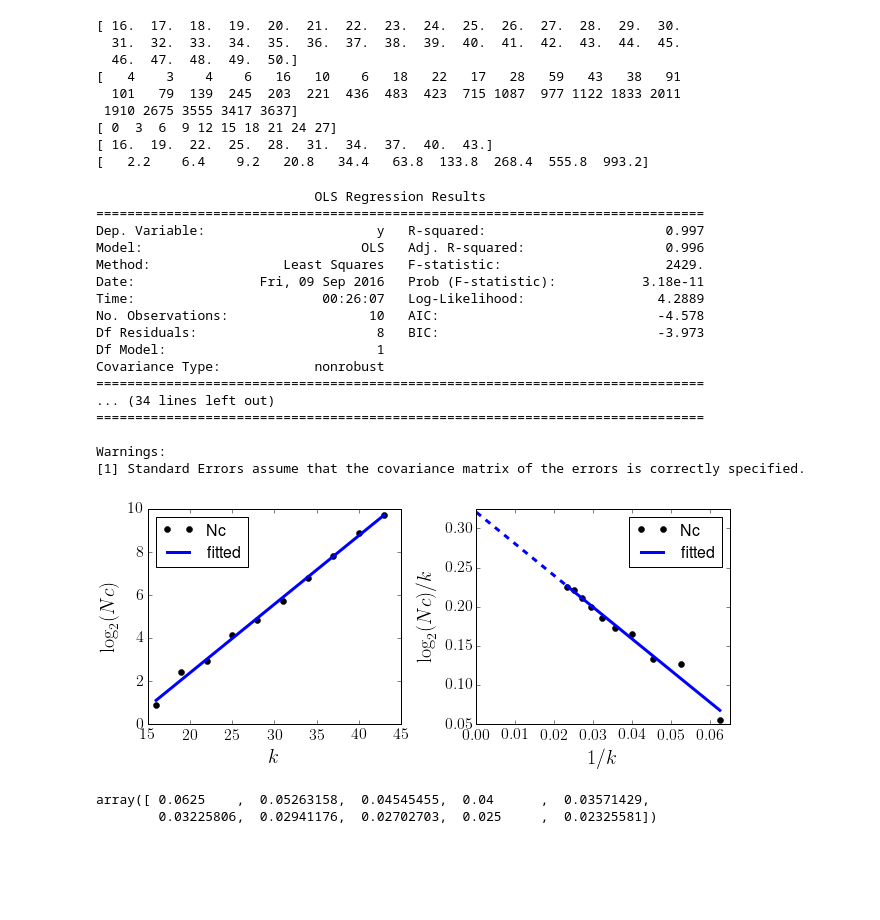
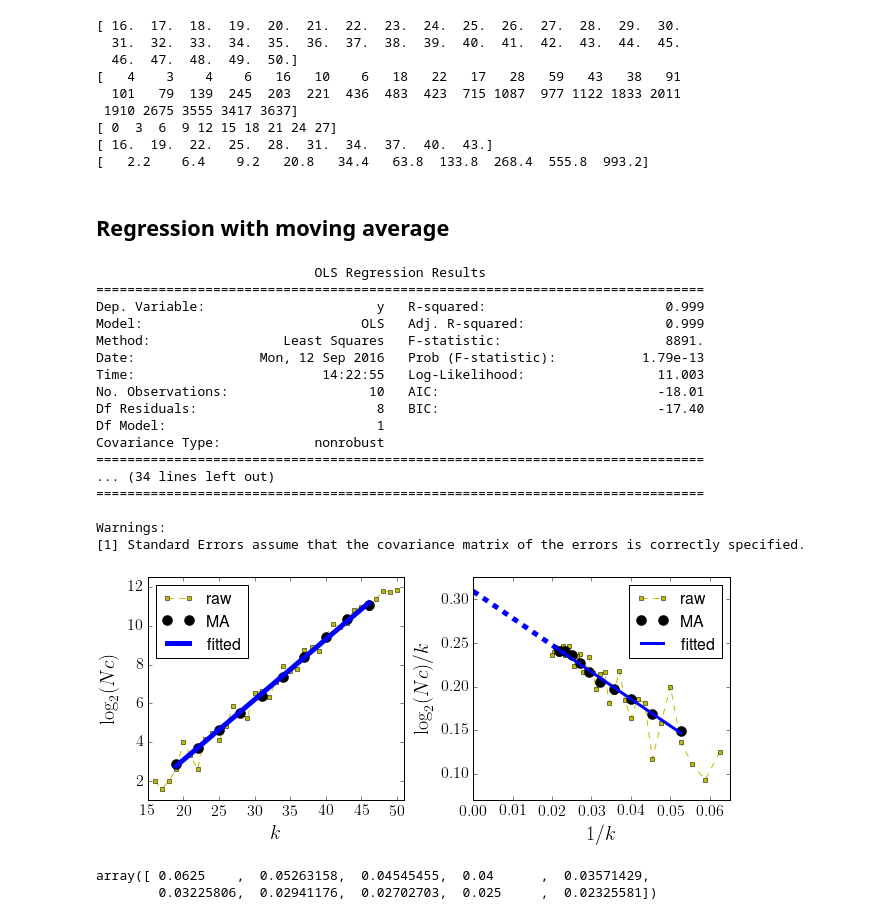
Before and after one commit to seanxiangcheng/AntiHN, a Jupyter notebook: Maca/figures/FreeEnergyDifferencePlots.ipynb, the cells around one changed output. Saved outputs shown, nothing was run; the diff lists cells and outputs as text; code cells hidden in the pictures; blank space fills up the shorter version.

Commit message:
figures updated with new data:entropy, dos

```diff
--- a/Maca/figures/FreeEnergyDifferencePlots.ipynb
+++ b/Maca/figures/FreeEnergyDifferencePlots.ipynb
@@ -225,7 +225,17 @@ def window_avg(x, y, window=5, overlap=2):
 [ 0  3  6  9 12 15 18 21 24 27]
 [ 16.  19.  22.  25.  28.  31.  34.  37.  40.  43.]
 [   2.2    6.4    9.2   20.8   34.4   63.8  133.8  268.4  555.8  993.2]
+# %% [markdown]
+## Regression with moving average
 # %%
+def window_avg(x, y, window=5, overlap=2):
+    inds = np.arange((len(x)-window+1)/(window-overlap))*(window-overlap)
+    xnew = x[inds]+window/2.0
+    ynew = np.array([y[i*(window-overlap):(i*(window-overlap)+window)].sum()/1.0/(window) for i in range(len(xnew)) ])
+    return xnew, np.log2(ynew)
+
+
+
 crossfns = ['NcKs_16to50_T01to03_TmuF.csv', 'NcKs_16to50_T01to03_TmuF.csv',
             'NcKs_16to50_T01to03_log.csv', 'NcKs_16to50_T0to2_log.csv', 'NcKs_16to50_T0to2_p2.csv']
 crossfns = ['../data/'+fn for fn in crossfns]
@@ -247,13 +257,16 @@ plt.figure(figsize=(9,4))
 plt.subplot(121)
 yp = result.predict()
 print result.summary()
-plt.plot(x, y, 'ok', markersize=ms, label='Nc')
-plt.plot(x, yp, '-b', linewidth=lw, label='fitted')
+plt.plot(dt[:,0], np.log2(dt[:, 1]), 'y--s', linewidth=lw/2, markersize=ms-2, label='raw')
+plt.plot(x, y, 'ok', markersize=ms+4, label='MA')
+plt.plot(x, yp, '-b', linewidth=lw+2, label='fitted')
 plt.tick_params(labelsize=fs)
 plt.xlabel("$k$", fontsize=fs+4)
 plt.ylabel("$\log_2(Nc)$", fontsize=fs+4)
-plt.ylim([0, 10])
+plt.xlim([15, 51])
+plt.ylim([1.0, 12.5])
 plt.legend(loc='upper left', fontsize=fs)
+
 
 ####### another way
 y = y/x
@@ -261,44 +274,45 @@ x = 1./x
 xc=sm.add_constant(x, prepend=False)
 model=sm.OLS(y,xc)
 result=model.fit()
 
 plt.subplot(122)
 pltx = x
 plty = y
 pltyp = result.predict()
 print result.summary()
-plt.plot(pltx, plty, 'ok', markersize=ms, label='Nc')
+plt.plot(1./dt[:, 0], np.log2(dt[:, 1])/dt[:, 0], '--ys', linewidth=lw/2, markersize=ms-2, label='raw')
+plt.plot(pltx, plty, 'ok', markersize=ms+4, label='MA')
 plt.plot(pltx, pltyp, '-b', linewidth=lw, label='fitted')
 x_extra = np.linspace(0.0, 0.02325, 10)
 x_extra=sm.add_constant(x_extra, prepend=False)
-plt.plot(x_extra[:, 0],result.predict(x_extra), '--b', linewidth=lw )
+plt.plot(x_extra[:, 0],result.predict(x_extra), '--b', linewidth=lw+2 )
 plt.tick_params(labelsize=fs)
 plt.xlabel("$1/k$", fontsize=fs+4)
 plt.ylabel("$\log_2(Nc)/k$", fontsize=fs+4)
 plt.xlim([0, 0.065])
-plt.ylim([0.05, 0.325])
+plt.ylim([0.07, 0.325])
 plt.legend(loc='upper right', fontsize=fs)
 plt.tight_layout()
 plt.savefig('chaotic_exponents_freeE_binning.pdf')
 # %% [output]
                             OLS Regression Results
 ==============================================================================
-Dep. Variable:                      y   R-squared:                       0.997
-Model:                            OLS   Adj. R-squared:                  0.996
-Method:                 Least Squares   F-statistic:                     2429.
-Date:                Fri, 09 Sep 2016   Prob (F-statistic):           3.18e-11
-Time:                        00:26:07   Log-Likelihood:                 4.2889
-No. Observations:                  10   AIC:                            -4.578
-Df Residuals:                       8   BIC:                            -3.973
+Dep. Variable:                      y   R-squared:                       0.999
+Model:                            OLS   Adj. R-squared:                  0.999
+Method:                 Least Squares   F-statistic:                     8891.
+Date:                Mon, 12 Sep 2016   Prob (F-statistic):           1.79e-13
+Time:                        14:22:55   Log-Likelihood:                 11.003
+No. Observations:                  10   AIC:                            -18.01
+Df Residuals:                       8   BIC:                            -17.40
 Df Model:                           1
 Covariance Type:            nonrobust
 ==============================================================================
 ... (34 lines left out)
 ==============================================================================
 
 Warnings:
 [1] Standard Errors assume that the covariance matrix of the errors is correctly specified.
-[figure, old version]
+[figure, new version]
 # %%
 x
 # %% [output]
```
Also changed, not shown: 16 other files.
